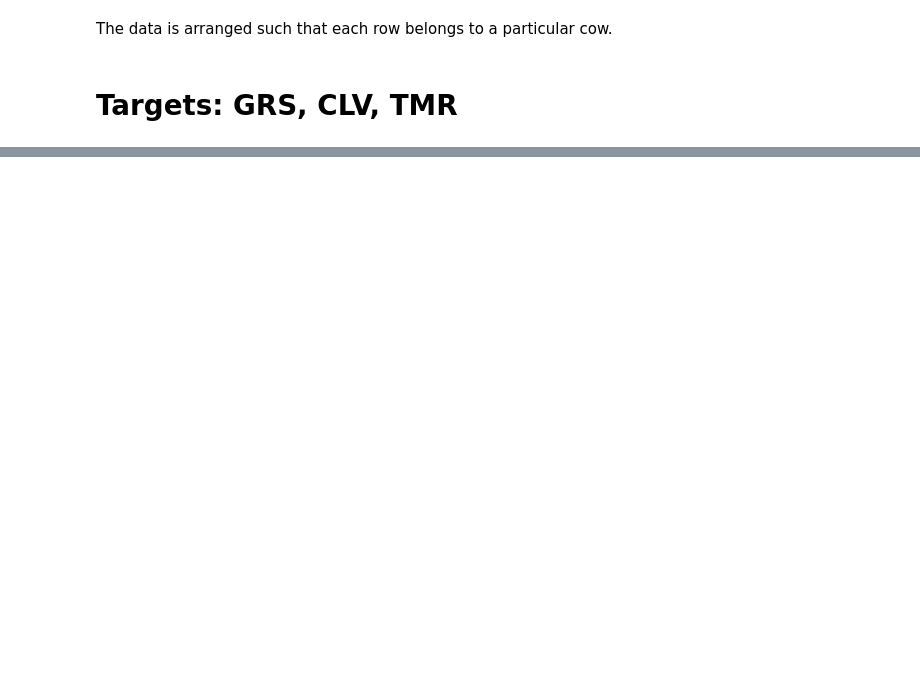
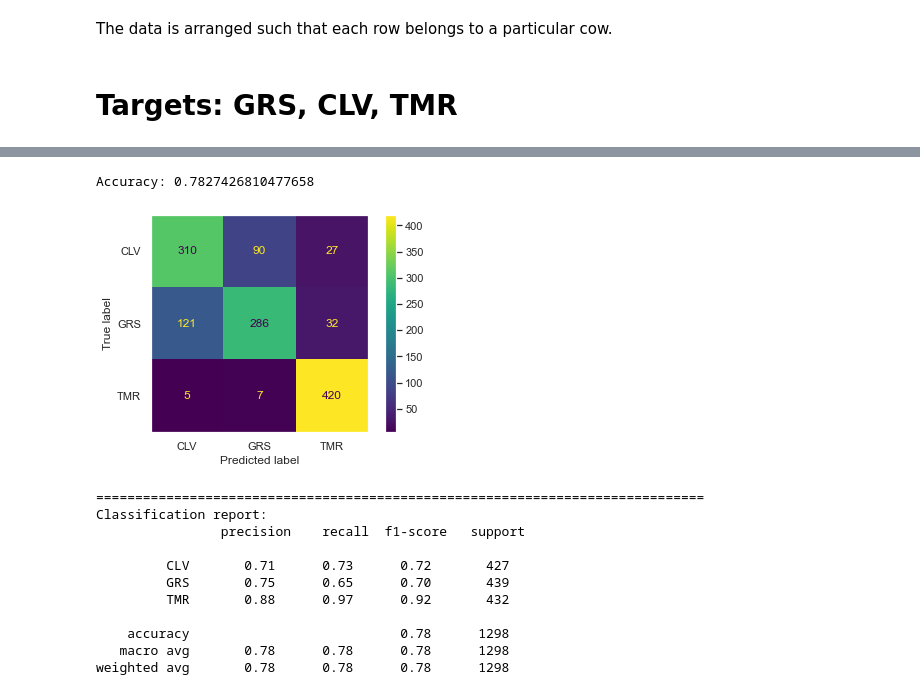
Before and after one commit to mlgig/vistamilk_diet_challenge, a Jupyter notebook: notebooks/08042022-MLGIGTeam-tabular-models-Georgiana-notebook.ipynb, the cells around one changed output, grey strips where cells are left out. Cells and saved outputs as stored; diff of their text form; code cells hidden in the pictures; blank space fills up the shorter version.

```diff
--- a/notebooks/08042022-MLGIGTeam-tabular-models-Georgiana-notebook.ipynb
+++ b/notebooks/08042022-MLGIGTeam-tabular-models-Georgiana-notebook.ipynb
@@ -475,0 +380,33 @@ After comparing several algo with 3-fold cv:
+# %%
+clf = RidgeClassifierCV(alphas=np.logspace(-5, 5, 10), normalize=True)
+clf.fit(X_train, y_train)
+y_pred = clf.predict(X_test)
+predict_eval(ridge, X_test, y_test, y_pred)
+
+for idx in range(0, len(features)):
+    #if selector.get_support()[idx]:
+    print(features[idx], clf.coef_[:,idx])
+# %%
+#Testing feature selection
+clf = Pipeline([
+  ('feature_selection', SelectFromModel(RidgeClassifierCV(alphas=np.logspace(-5, 5, 10), normalize=True))),
+  ('classification', RidgeClassifierCV(alphas=np.logspace(-5, 5, 10), normalize=True))
+])
+clf.fit(X_train, y_train)
+y_pred = clf.predict(X_test)
+predict_eval(clf, X_test, y_test, y_pred)
+printMetrics(y_test, y_pred)
+# %% [output]
+Accuracy: 0.7827426810477658
+[figure, added]
+==============================================================================
+Classification report:
+                precision    recall  f1-score   support
+
+         CLV       0.71      0.73      0.72       427
+         GRS       0.75      0.65      0.70       439
+         TMR       0.88      0.97      0.92       432
+
+    accuracy                           0.78      1298
+   macro avg       0.78      0.78      0.78      1298
+weighted avg       0.78      0.78      0.78      1298
```
Also changed, not shown: parts of 55 cells of this notebook.
